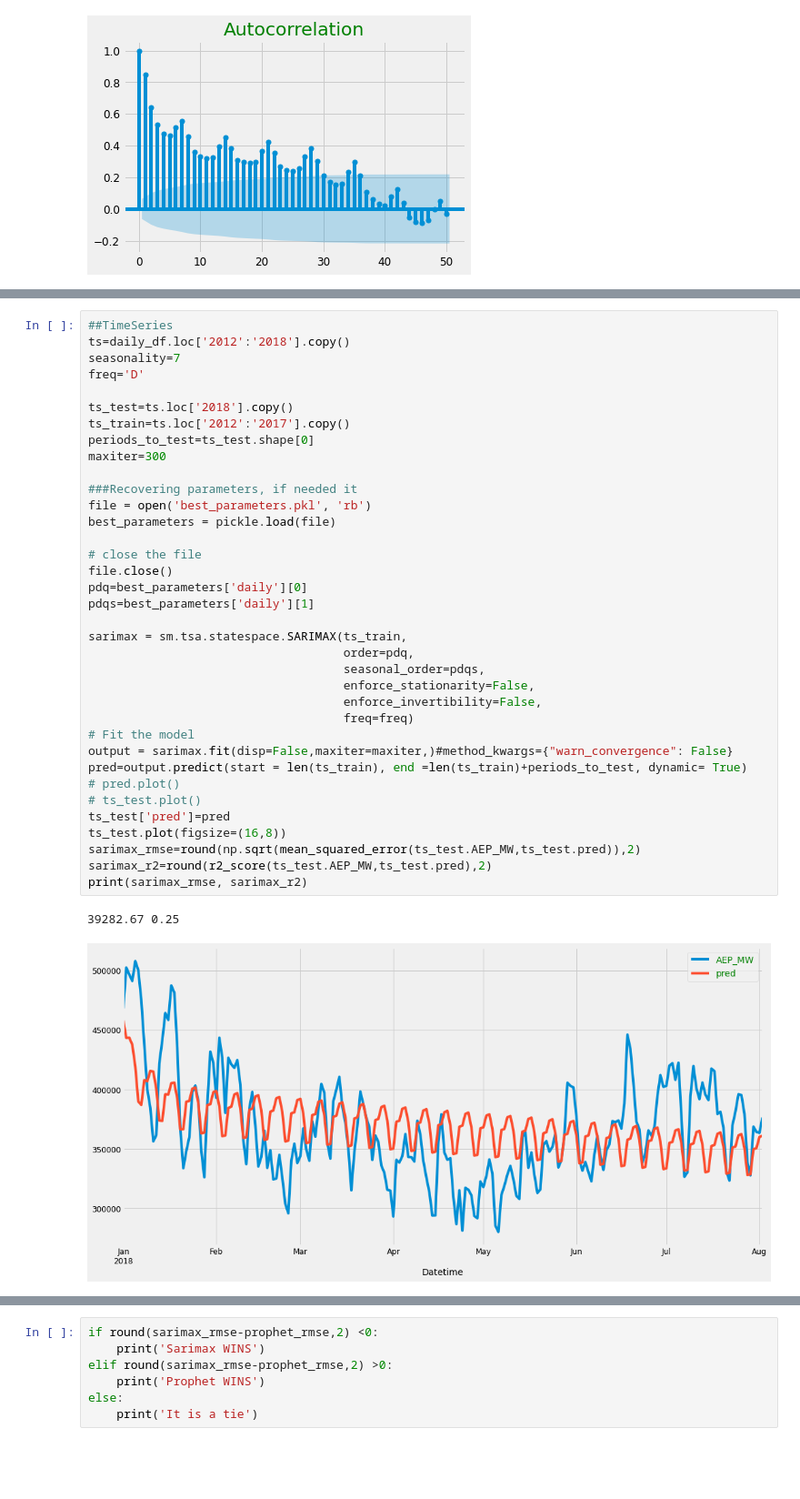
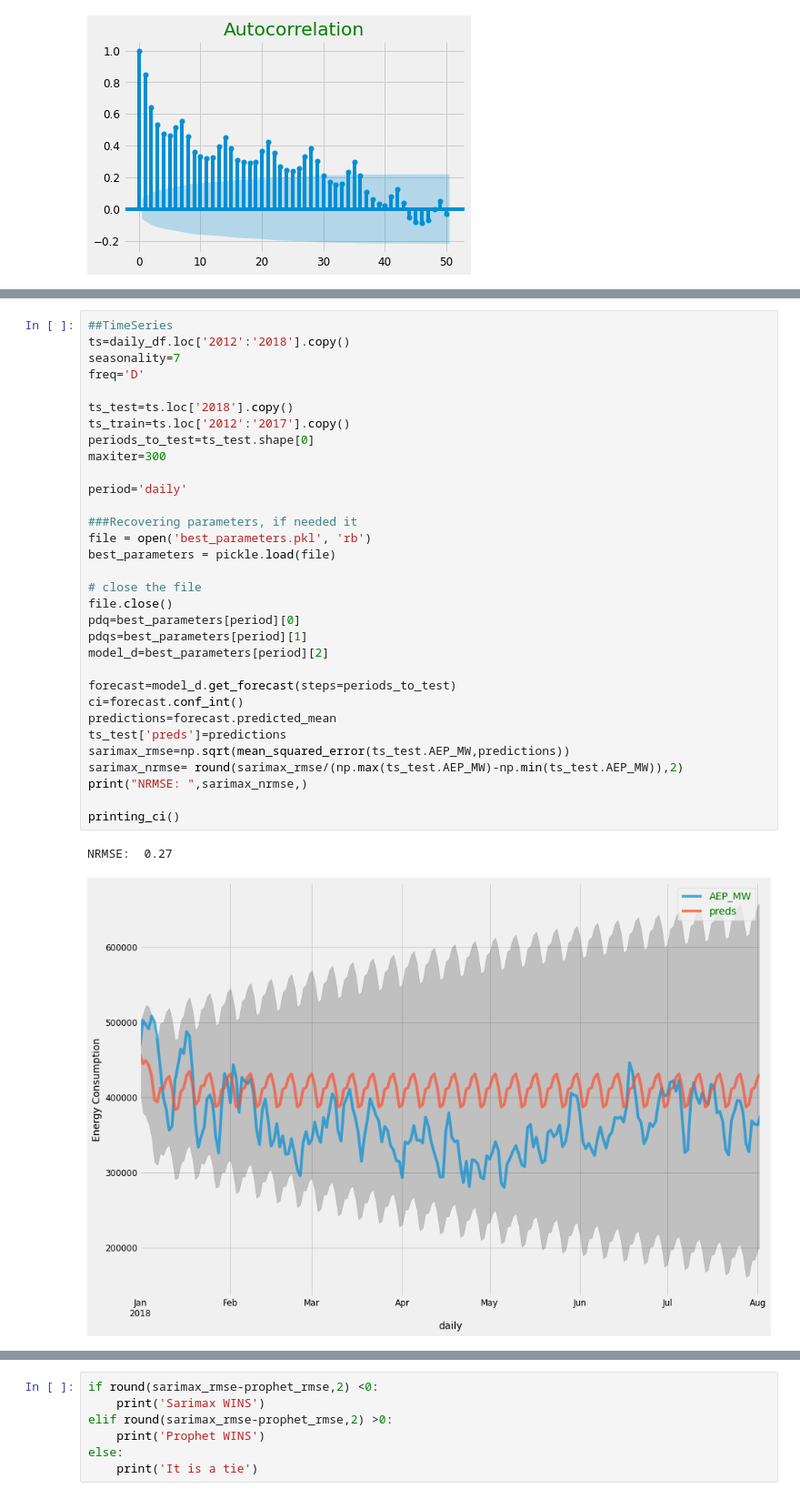
Before and after one commit to grschneier/TimeSeries, a Jupyter notebook: SarimaxVProphetTimeSeries.ipynb, the cells around one changed output, grey strips where cells are left out. Shown at 91% size. Cells and saved outputs as stored; diff of their text form; blank space fills up the shorter version.

```diff
--- a/SarimaxVProphetTimeSeries.ipynb
+++ b/SarimaxVProphetTimeSeries.ipynb
@@ -894,42 +956,38 @@ webbrowser.open(url,new=1)
 # %%
 ##TimeSeries
 ts=daily_df.loc['2012':'2018'].copy()
 seasonality=7
 freq='D'
 
 ts_test=ts.loc['2018'].copy()
 ts_train=ts.loc['2012':'2017'].copy()
 periods_to_test=ts_test.shape[0]
 maxiter=300
 
+period='daily'
+
 ###Recovering parameters, if needed it
 file = open('best_parameters.pkl', 'rb')
 best_parameters = pickle.load(file)
 
 # close the file
 file.close()
-pdq=best_parameters['daily'][0]
-pdqs=best_parameters['daily'][1]
+pdq=best_parameters[period][0]
+pdqs=best_parameters[period][1]
+model_d=best_parameters[period][2]
 
-sarimax = sm.tsa.statespace.SARIMAX(ts_train,
-                                    order=pdq,
-                                    seasonal_order=pdqs,
-                                    enforce_stationarity=False,
-                                    enforce_invertibility=False,
-                                    freq=freq)
-# Fit the model
-output = sarimax.fit(disp=False,maxiter=maxiter,)#method_kwargs={"warn_convergence": False}
-pred=output.predict(start = len(ts_train), end =len(ts_train)+periods_to_test, dynamic= True)
-# pred.plot()
-# ts_test.plot()
-ts_test['pred']=pred
-ts_test.plot(figsize=(16,8))
-sarimax_rmse=round(np.sqrt(mean_squared_error(ts_test.AEP_MW,ts_test.pred)),2)
-sarimax_r2=round(r2_score(ts_test.AEP_MW,ts_test.pred),2)
-print(sarimax_rmse, sarimax_r2)
+forecast=model_d.get_forecast(steps=periods_to_test)
+ci=forecast.conf_int()
+predictions=forecast.predicted_mean
+ts_test['preds']=predictions
+sarimax_rmse=np.sqrt(mean_squared_error(ts_test.AEP_MW,predictions))
+sarimax_nrmse= round(sarimax_rmse/(np.max(ts_test.AEP_MW)-np.min(ts_test.AEP_MW)),2)
+print("NRMSE: ",sarimax_nrmse,)
+
+printing_ci()
 # %% [output]
-39282.67 0.25
+NRMSE:  0.27
-[figure, old version]
+[figure, new version]
 # %%
 #Prophet
 ts=daily_df.loc['2012':'2018'].copy()
```
Also changed, not shown: parts of 49 cells of this notebook.
